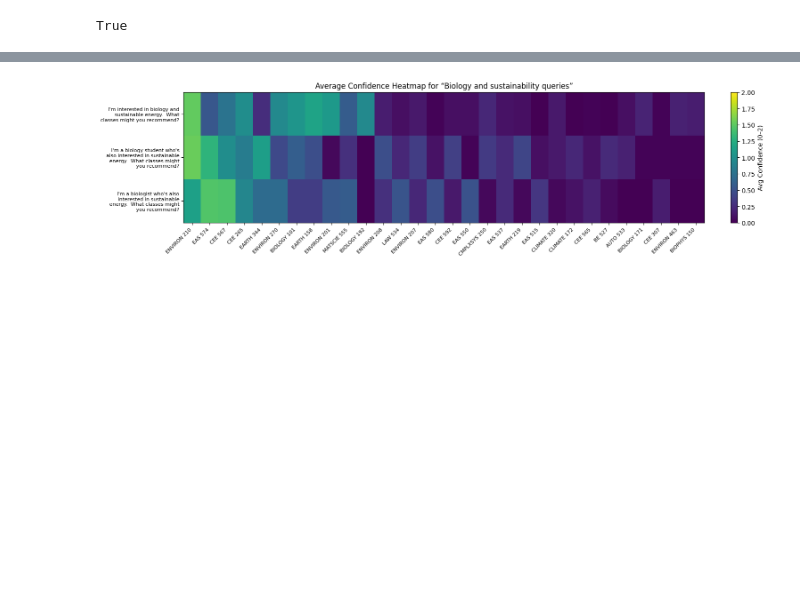
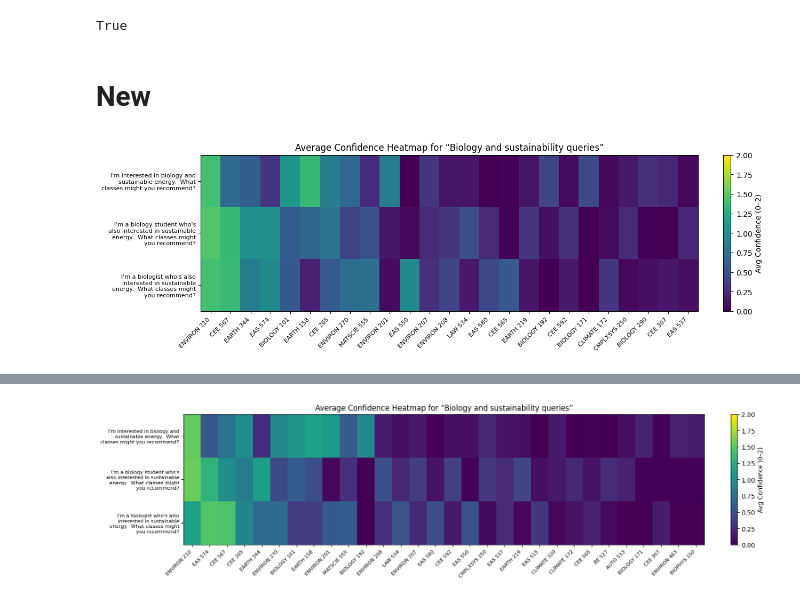
Before and after one commit to hughvd/UM-CAI-Fellowship, a Jupyter notebook: recommender/confidenceTesting.ipynb, the cells around one changed output, grey strips where cells are left out. Saved outputs shown, nothing was run; the diff lists cells and outputs as text; code cells hidden in the pictures; blank space fills up the shorter version.

Commit message:
updated orderTesting with more queries and ability to dead with cross registration

```diff
--- a/recommender/confidenceTesting.ipynb
+++ b/recommender/confidenceTesting.ipynb
@@ -66,0 +67,8 @@ for i, prompt in enumerate(prompts):
+# %% [markdown]
+# New
+# %%
+df = pd.read_csv('data/new_bio_sus_confidence_matrix.csv', index_col=0)
+
+plot_confidence_heatmap(df, domain="Biology and sustainability queries", max_courses=25)
+# %% [output]
+[figure, added]
```
Also changed, not shown: parts of 4 cells of this notebook, 3 other files.
